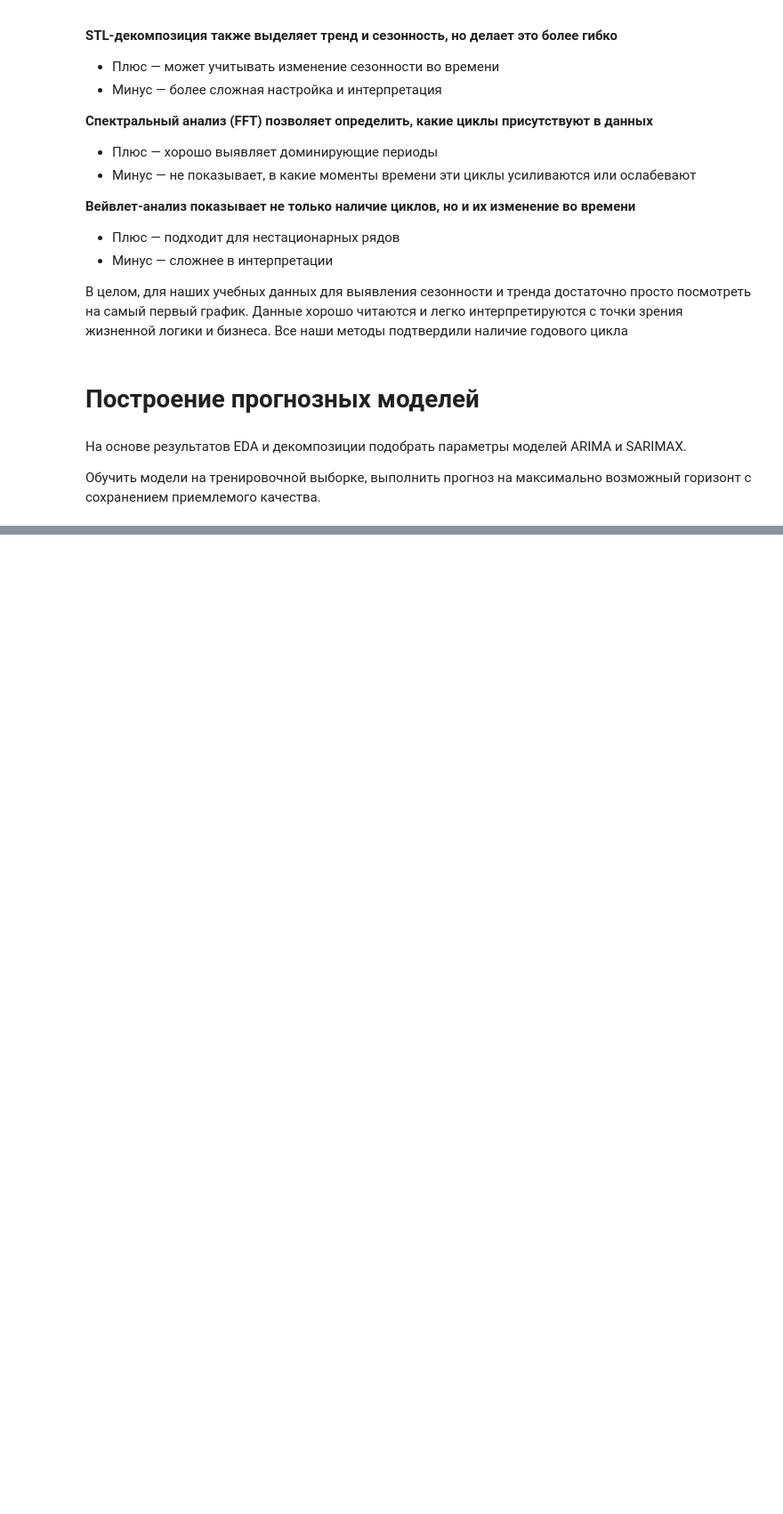
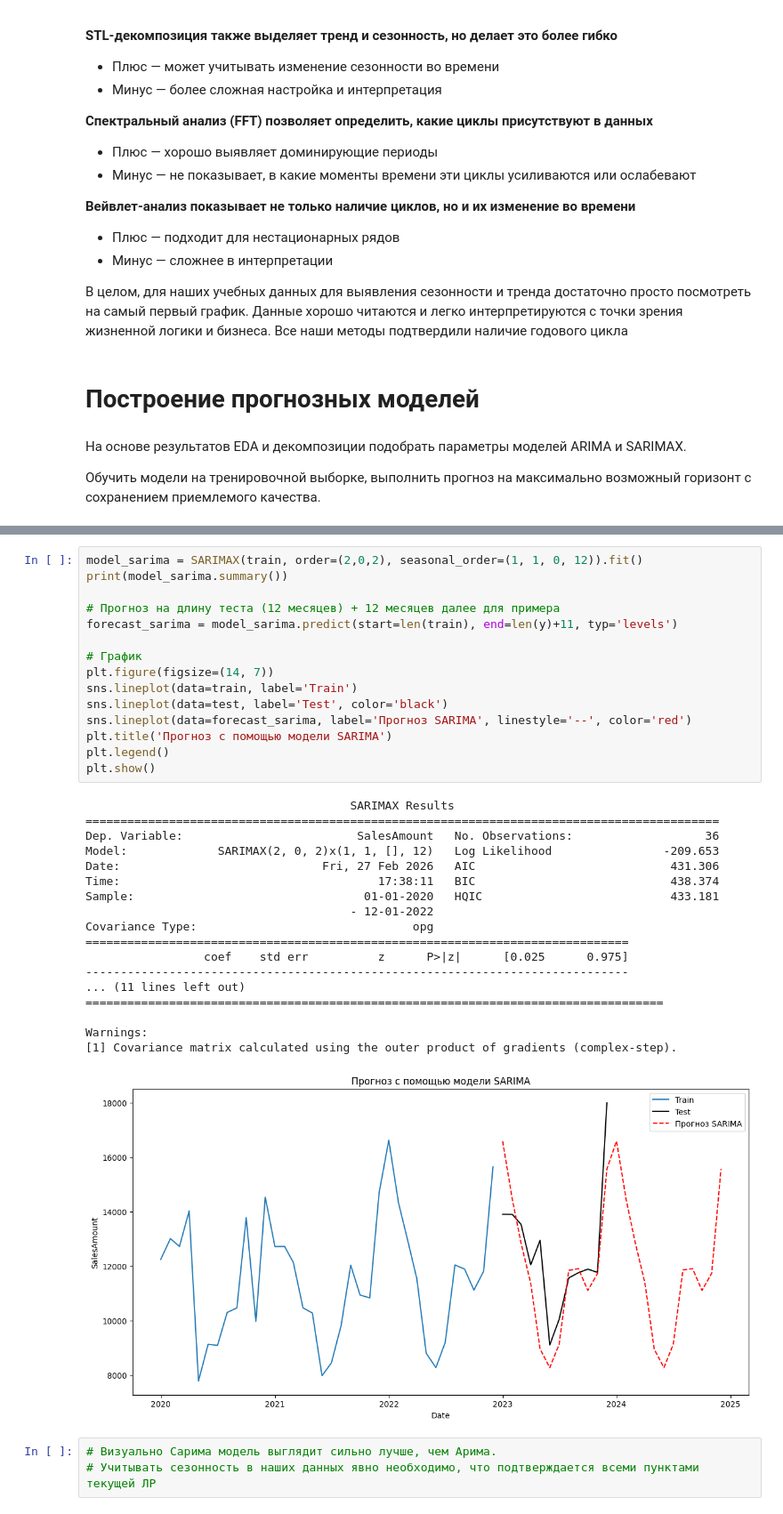
Before and after one commit to PavelBogoslovskiy/predictive_analytics, a Jupyter notebook: LR1/lr.ipynb, the cells around one changed output, grey strips where cells are left out. Shown at 89% size. Saved outputs shown, nothing was run; the diff lists cells and outputs as text; blank space fills up the shorter version.

```diff
--- a/LR1/lr.ipynb
+++ b/LR1/lr.ipynb
@@ -235,0 +376,37 @@ plt.show()
+# %%
+model_sarima = SARIMAX(train, order=(2,0,2), seasonal_order=(1, 1, 0, 12)).fit()
+print(model_sarima.summary())
+
+# Прогноз на длину теста (12 месяцев) + 12 месяцев далее для примера
+forecast_sarima = model_sarima.predict(start=len(train), end=len(y)+11, typ='levels')
+
+# График
+plt.figure(figsize=(14, 7))
+sns.lineplot(data=train, label='Train')
+sns.lineplot(data=test, label='Test', color='black')
+sns.lineplot(data=forecast_sarima, label='Прогноз SARIMA', linestyle='--', color='red')
+plt.title('Прогноз с помощью модели SARIMA')
+plt.legend()
+plt.show()
+# %% [output]
+                                      SARIMAX Results
+===========================================================================================
+Dep. Variable:                         SalesAmount   No. Observations:                   36
+Model:             SARIMAX(2, 0, 2)x(1, 1, [], 12)   Log Likelihood                -209.653
+Date:                             Fri, 27 Feb 2026   AIC                            431.306
+Time:                                     17:38:11   BIC                            438.374
+Sample:                                 01-01-2020   HQIC                           433.181
+                                      - 12-01-2022
+Covariance Type:                               opg
+==============================================================================
+                 coef    std err          z      P>|z|      [0.025      0.975]
+------------------------------------------------------------------------------
+... (11 lines left out)
+===================================================================================
+
+Warnings:
+[1] Covariance matrix calculated using the outer product of gradients (complex-step).
+[figure, added]
+# %%
+# Визуально Сарима модель выглядит сильно лучше, чем Арима.
+# Учитывать сезонность в наших данных явно необходимо, что подтверждается всеми пунктами текущей ЛР
```
Also changed, not shown: parts of 25 cells of this notebook.
